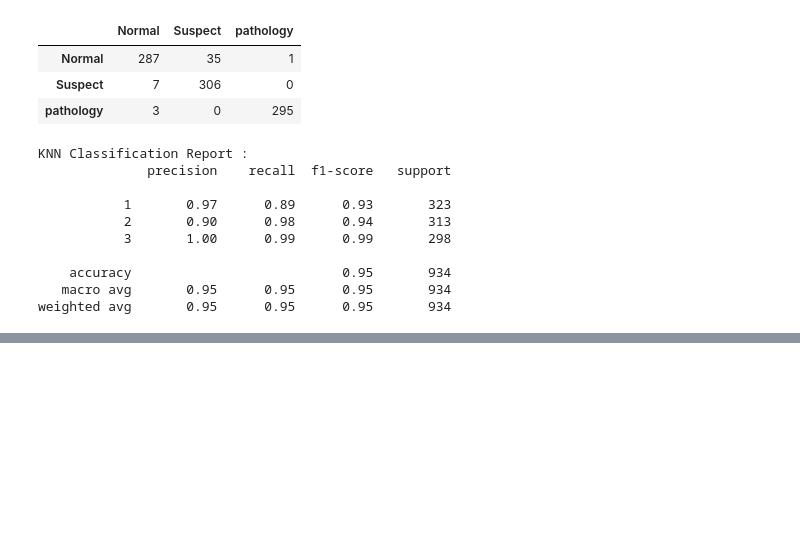
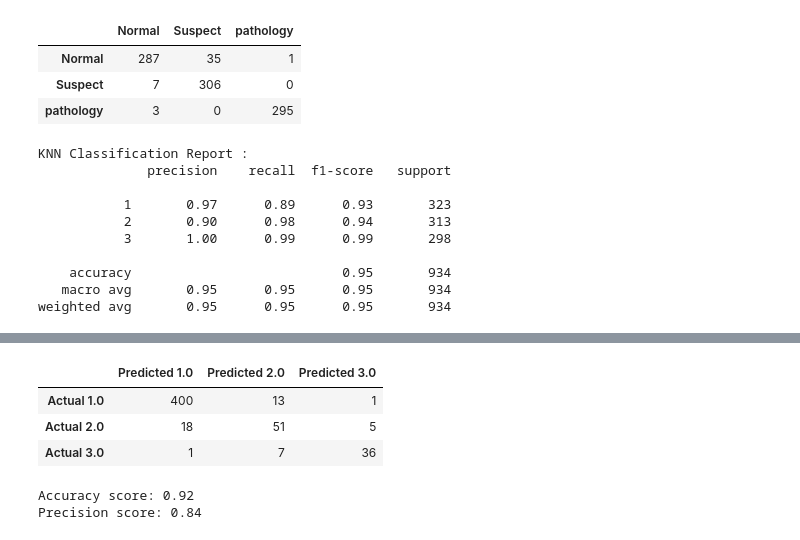
Before and after one commit to imnana18/group10-final-project, a Jupyter notebook: Fetal_Health_Prediction.ipynb, the cells around one changed output, grey strips where cells are left out. Cells and saved outputs as stored; diff of their text form; code cells hidden in the pictures; blank space fills up the shorter version.

```diff
--- a/Fetal_Health_Prediction.ipynb
+++ b/Fetal_Health_Prediction.ipynb
@@ -537,0 +587,18 @@ weighted avg       0.95      0.95      0.95       934
+# %%
+# Scale X data
+from sklearn.preprocessing import StandardScaler
+
+scaler = StandardScaler()
+
+X_scaler = scaler.fit(X_train)
+
+X_train_scaled = X_scaler.transform(X_train)
+X_test_scaled = X_scaler.transform(X_test)
+# %%
+# Create SVC model
+from sklearn.svm import SVC
+
+model = SVC(kernel = 'linear', random_state = 1)
+# %%
+# Fit the model
+model.fit(X_train_scaled, y_train)
@@ -537,0 +612,5 @@ weighted avg       0.95      0.95      0.95       934
+# %%
+# Make predicitions
+predictions = model.predict(X_test_scaled)
+predictions_formatted = [f'{pred:.1f}' for pred in predictions]
+predictions_formatted
@@ -537,0 +650,29 @@ weighted avg       0.95      0.95      0.95       934
+# %%
+# Generate a confusion matrix
+from sklearn.metrics import confusion_matrix
+
+cm = confusion_matrix(y_test, predictions)
+cm_df = pd.DataFrame(
+    cm,
+    index=['Actual 1.0', 'Actual 2.0', 'Actual 3.0'],
+    columns=['Predicted 1.0', 'Predicted 2.0', 'Predicted 3.0']
+)
+
+cm_df
+# %% [output]
+|  | Predicted 1.0 | Predicted 2.0 | Predicted 3.0 |
+| Actual 1.0 | 400 | 13 | 1 |
+| Actual 2.0 | 18 | 51 | 5 |
+| Actual 3.0 | 1 | 7 | 36 |
+# %%
+# Get accuracy and precision scores
+from sklearn.metrics import accuracy_score, precision_score
+
+accuracy = accuracy_score(y_test, predictions)
+print(f"Accuracy score: {round((accuracy), 2)}")
+
+precision = precision_score(y_test, predictions, average = 'macro')
+print(f"Precision score: {round((precision), 2)}")
+# %% [output]
+Accuracy score: 0.92
+Precision score: 0.84
```
Also changed, not shown: parts of 26 cells of this notebook, 9 other files.
